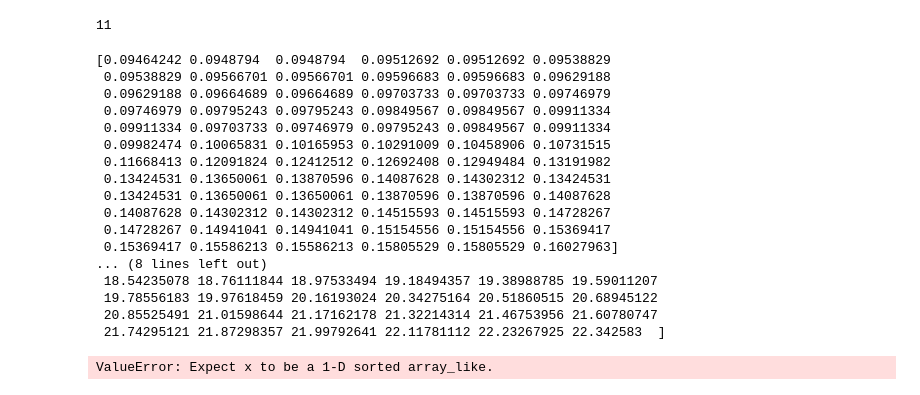
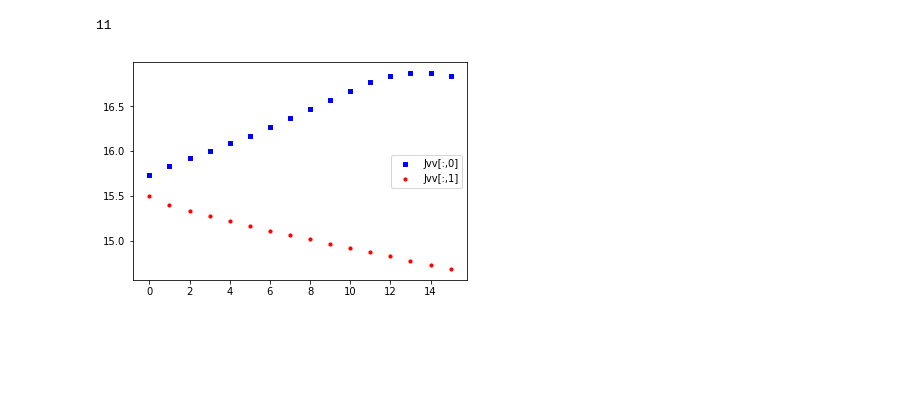
Before and after one commit to USNavalResearchLaboratory/nepc, a Jupyter notebook: methods/kosarim/n2_X1Sigmag+_RKR.ipynb, the cells around one changed output. Cells and saved outputs as stored; diff of their text form; code cells hidden in the pictures; blank space fills up the shorter version.

```diff
--- a/methods/kosarim/n2_X1Sigmag+_RKR.ipynb
+++ b/methods/kosarim/n2_X1Sigmag+_RKR.ipynb
@@ -87,22 +58,18 @@ wavenumber_per_eV = 8065.6
 # %%
 def f(v, vibConstants):
-    if v > 10:
-        v_split=math.ceil(v/2)
-        I_lower = quad(fIntegrand,-1/2,v_split,args=(v_split, vibConstants))
-        I_upper = quad(fIntegrand,v_split,v,args=(v, vibConstants))
-        I = I_lower + I_upper
-    else:
-        I = quad(fIntegrand,-1/2,v,args=(v, vibConstants))
+    #I = quad(fIntegrand,-1/2,v,args=(v, vibConstants), full_output=True, epsabs=1.0E-16, limit=24)
+    I = quadrature(fIntegrand, -1/2, v, args=(v, vibConstants), vec_func=False, miniter=24, tol=1E-16)
+    #I = romberg(fIntegrand, -1/2, v, args=(v, vibConstants))
+    #if v == 10:
+        #print("Computing f for v==10")
+        #print("=====================")
+        #print(I)
     return 1/(2*const.pi*math.sqrt(2*mu*const.speed_of_light/const.Planck)) * I[0] * 1E8
 
 def g(v, vibConstants, rotConstants):
-    if v > 10:
-        v_split=math.ceil(v/2)
-        I_lower = quad(gIntegrand,-1/2,v_split,args=(v_split, vibConstants, rotConstants))
-        I_upper = quad(gIntegrand,v_split,v,args=(v, vibConstants, rotConstants))
-        I = I_lower + I_upper
-    else:
-        I = quad(gIntegrand,-1/2,v,args=(v, vibConstants, rotConstants))
+    #I = quad(gIntegrand,-1/2,v,args=(v, vibConstants, rotConstants), epsabs=1.0E-16, limit=24)
+    I = quadrature(gIntegrand,-1/2,v,args=(v, vibConstants, rotConstants), vec_func=False, miniter=24, tol=1E-16)
+    #I = romberg(gIntegrand, -1/2, v, args=(v, vibConstants, rotConstants))
     return 2*const.pi*math.sqrt(2*mu*const.speed_of_light/const.Planck) * I[0] * 1E-8
 # %%
 def r(v, vibConstants, rotConstants):
@@ -147,37 +114,20 @@ def Jv(vMaxN2, vMaxN2p, stateN2, stateN2p):
 
     return (N2PES, N2pPES, JvArray)
 # %%
-(N2PES, N2pPES, Jvv) = Jv(40,35,0,0)
+(N2PES, N2pPES, Jvv) = Jv(15,30,0,0)
-# %% [output]
-[0.09464242 0.0948794  0.0948794  0.09512692 0.09512692 0.09538829
- 0.09538829 0.09566701 0.09566701 0.09596683 0.09596683 0.09629188
- 0.09629188 0.09664689 0.09664689 0.09703733 0.09703733 0.09746979
- 0.09746979 0.09795243 0.09795243 0.09849567 0.09849567 0.09911334
- 0.09911334 0.09703733 0.09746979 0.09795243 0.09849567 0.09911334
- 0.09982474 0.10065831 0.10165953 0.10291009 0.10458906 0.10731515
- 0.11668413 0.12091824 0.12412512 0.12692408 0.12949484 0.13191982
- 0.13424531 0.13650061 0.13870596 0.14087628 0.14302312 0.13424531
- 0.13424531 0.13650061 0.13650061 0.13870596 0.13870596 0.14087628
- 0.14087628 0.14302312 0.14302312 0.14515593 0.14515593 0.14728267
- 0.14728267 0.14941041 0.14941041 0.15154556 0.15154556 0.15369417
- 0.15369417 0.15586213 0.15586213 0.15805529 0.15805529 0.16027963]
-... (8 lines left out)
- 18.54235078 18.76111844 18.97533494 19.18494357 19.38988785 19.59011207
- 19.78556183 19.97618459 20.16193024 20.34275164 20.51860515 20.68945122
- 20.85525491 21.01598644 21.17162178 21.32214314 21.46753956 21.60780747
- 21.74295121 21.87298357 21.99792641 22.11781112 22.23267925 22.342583  ]
-ValueError: Expect x to be a 1-D sorted array_like.
 # %%
 fig = plt.figure()
 ax1 = fig.add_subplot(111)
 
 x = list(range(len(Jvv)))
 y = Jvv[:,0]
 ax1.scatter(x, y, s=10, c='b', marker="s", label='Jvv[:,0]')
 y = Jvv[:,1]
 ax1.scatter(x,y, s=10, c='r', marker="o", label='Jvv[:,1]')
-plt.legend(loc='upper right');
+plt.legend(loc='center right');
 plt.show()
+# %% [output]
+[figure, added]
 # %%
 fig = plt.figure()
 ax1 = fig.add_subplot(111)
```
Also changed, not shown: parts of 20 cells of this notebook, 6 other files.
